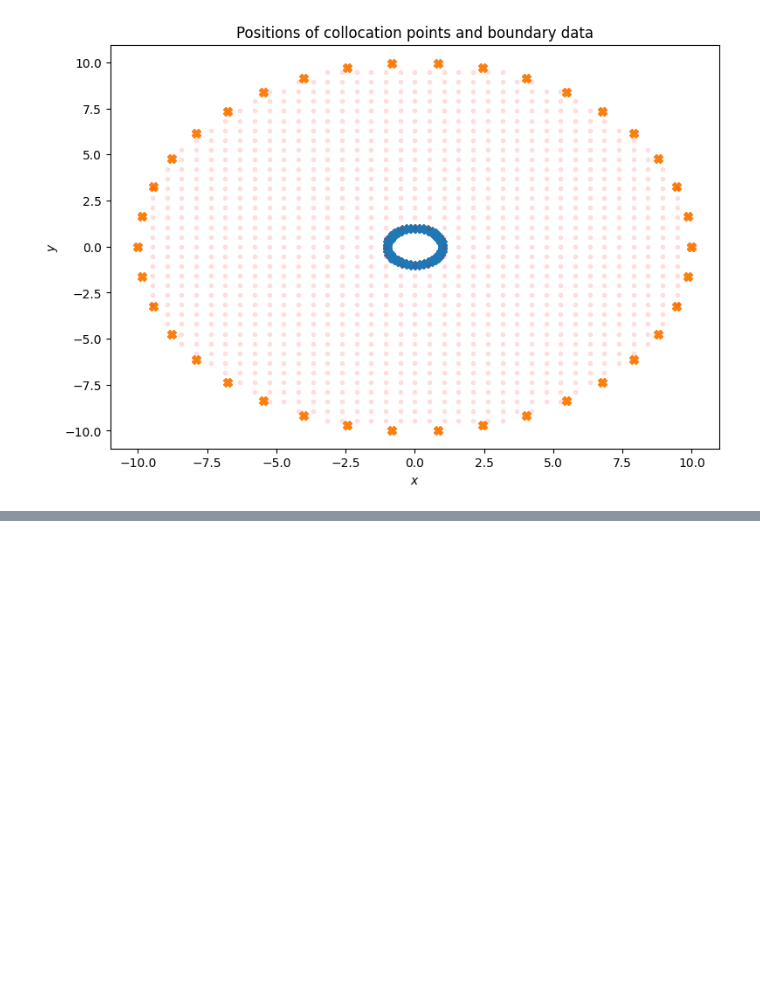
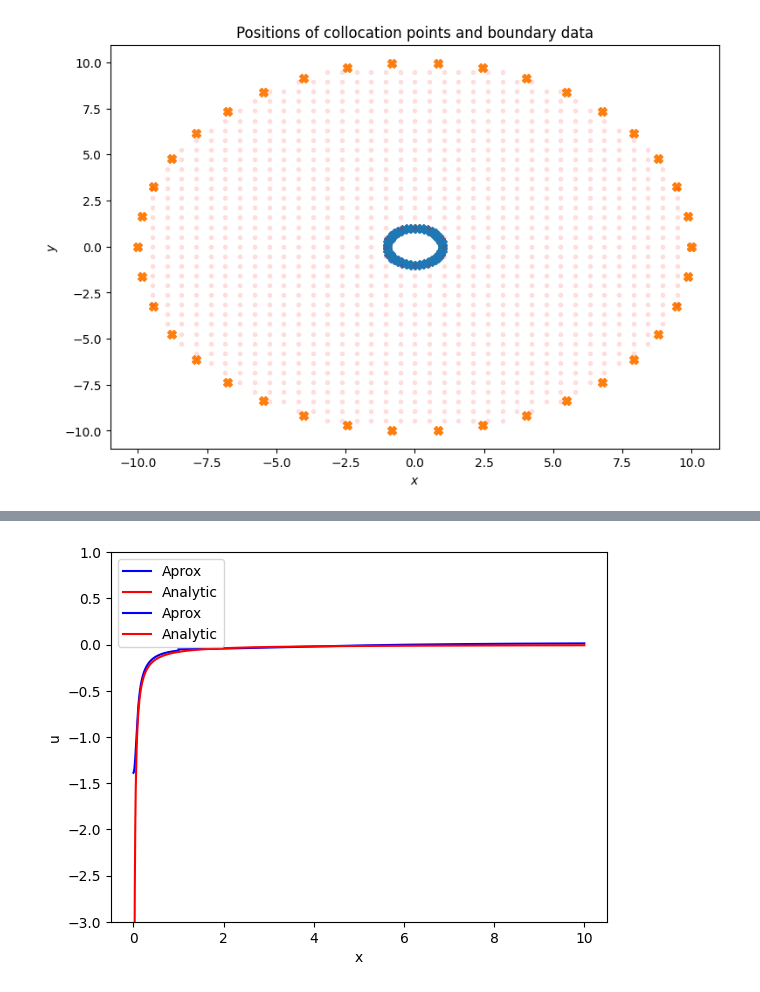
Before and after one commit to MartinAchondo/XPPBE, a Jupyter notebook: Main3d.ipynb, the cells around one changed output, grey strips where cells are left out. Cells and saved outputs as stored; diff of their text form; code cells hidden in the pictures; blank space fills up the shorter version.

```diff
--- a/Main3d.ipynb
+++ b/Main3d.ipynb
@@ -230,0 +243,4 @@ KeyboardInterrupt:
+# %%
+Post.plot_aprox_analytic()
+# %% [output]
+[figure, added]
```
Also changed, not shown: parts of 5 cells of this notebook, 4 other files.
